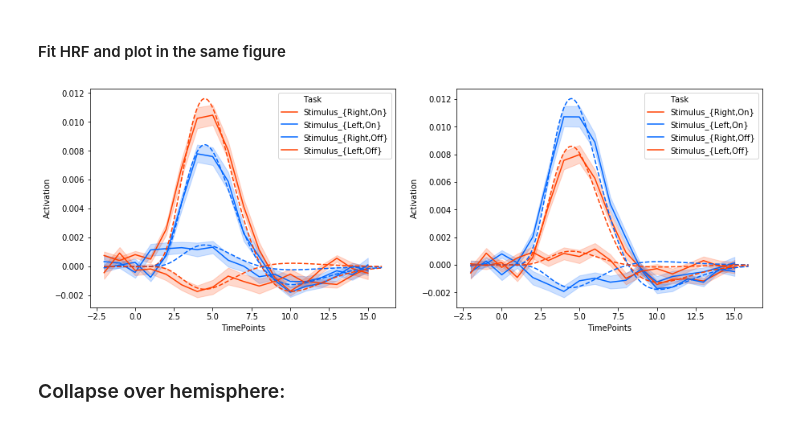
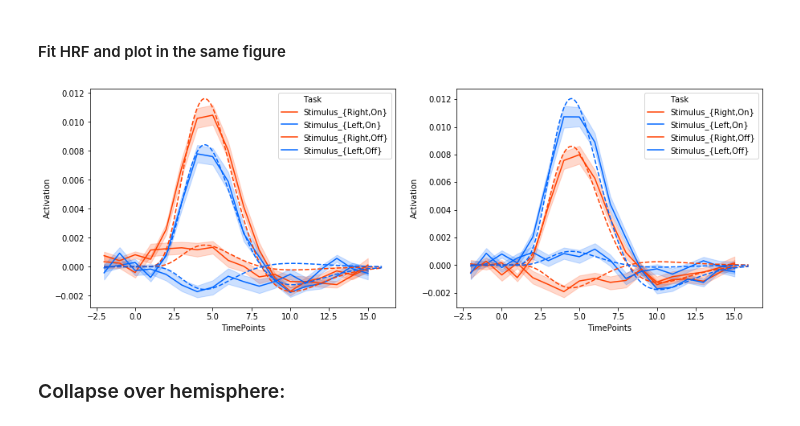
Before and after one commit to TimVanMourik/LayerAttention, a Jupyter notebook: Notebooks/LayerFir.ipynb, the cells around one changed output. Drawn from its saved outputs; the diff is of its cells as text; code cells hidden in the pictures.

```diff
--- a/Notebooks/LayerFir.ipynb
+++ b/Notebooks/LayerFir.ipynb
@@ -23,7 +24,7 @@ number_of_subjects = len(selected_subjects)
 # %% [markdown]
 ### Define relevant variables
 # %%
-root_directory = '..'
+root_directory = 'P:/3015003.04/Studies/LayerAttention'
 hemispheres = ['lh', 'rh']
 regressors_of_interest = [
     'Stimulus_{Right,On}',
@@ -112,33 +113,35 @@ hrf = np.array([sample_hrf(timepoints, onset, duration, hrf_parameters=hrf_param
 hrf_upsampled = np.array([sample_hrf(timepoints_upsampled, onset, duration, hrf_parameters=hrf_parameters)])
 # %%
 f, axes = plt.subplots(1, 2, figsize = (15,5))
+color_palletes = ["#ff4000", "#0066ff", "#ff4000", "#0066ff"]
+
 pal  = sns.color_palette(color_palletes)
 
 for i in range(len(hemispheres)):
     betas_per_hemisphere = betas.query(f"Hemisphere == '{hemispheres[i]}'")
     condition_hrfs = betas_per_hemisphere.groupby(['Task', 'TimePoints']).mean()
     condition_hrfs = [regression_on_single_timecourse(
                     condition_hrfs.query(f"Task == '{regressor}'").values, hrf)
                       for regressor in regressors_of_interest]
     timecourses = np.array([b * hrf_upsampled for b in condition_hrfs])
     sns.lineplot(
         data=betas_per_hemisphere,
         x="TimePoints",
         y="Activation",
         palette= pal,
         hue="Task",
         ax=axes[i],
     )
 
     for j in range(4):
         axes[i].plot(
             timepoints_upsampled,
             timecourses[j][0],
             '--',
             color=color_palletes[j]
         )
 # %% [output]
-[figure, old version]
+[figure, new version]
 # %% [markdown]
 ### Collapse over hemisphere:
 # %%
```
Also changed, not shown: parts of 4 cells of this notebook, 1 other file.
